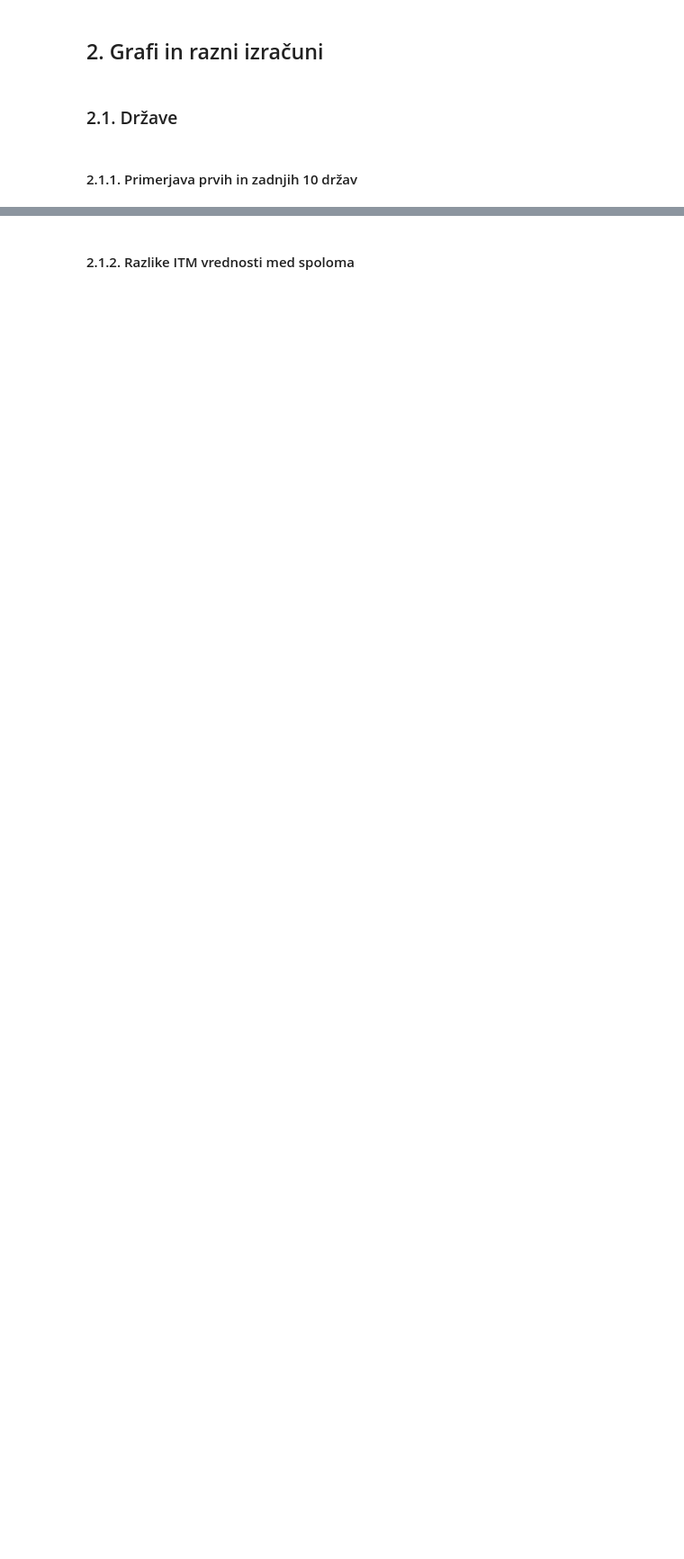
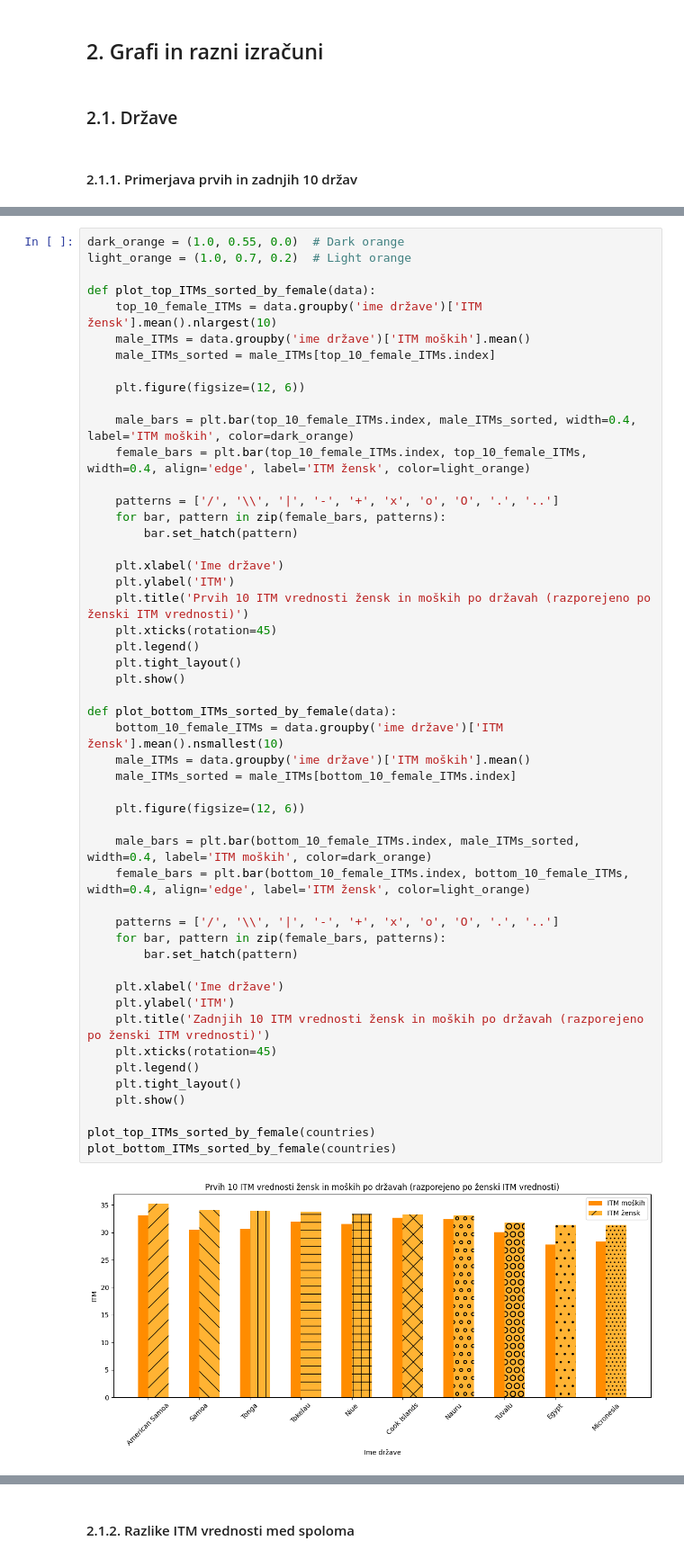
Before and after one commit to AmandaBabic/ProjektnaNaloga, a Jupyter notebook: AnaliziranjePodatkov_ITM.ipynb, the cells around one changed output, grey strips where cells are left out. Shown at 90% size. Saved outputs shown, nothing was run; the diff lists cells and outputs as text; blank space fills up the shorter version.

```diff
--- a/AnaliziranjePodatkov_ITM.ipynb
+++ b/AnaliziranjePodatkov_ITM.ipynb
@@ -432,0 +459,52 @@ plt.show()
+# %%
+dark_orange = (1.0, 0.55, 0.0)  # Dark orange
+light_orange = (1.0, 0.7, 0.2)  # Light orange
+
+def plot_top_ITMs_sorted_by_female(data):
+    top_10_female_ITMs = data.groupby('ime države')['ITM žensk'].mean().nlargest(10)
+    male_ITMs = data.groupby('ime države')['ITM moških'].mean()
+    male_ITMs_sorted = male_ITMs[top_10_female_ITMs.index]
+
+    plt.figure(figsize=(12, 6))
+
+    male_bars = plt.bar(top_10_female_ITMs.index, male_ITMs_sorted, width=0.4, label='ITM moških', color=dark_orange)
+    female_bars = plt.bar(top_10_female_ITMs.index, top_10_female_ITMs, width=0.4, align='edge', label='ITM žensk', color=light_orange)
+
+    patterns = ['/', '\\', '|', '-', '+', 'x', 'o', 'O', '.', '..']
+    for bar, pattern in zip(female_bars, patterns):
+        bar.set_hatch(pattern)
+
+    plt.xlabel('Ime države')
+    plt.ylabel('ITM')
+    plt.title('Prvih 10 ITM vrednosti žensk in moških po državah (razporejeno po ženski ITM vrednosti)')
+    plt.xticks(rotation=45)
+    plt.legend()
+    plt.tight_layout()
+    plt.show()
+
+def plot_bottom_ITMs_sorted_by_female(data):
+    bottom_10_female_ITMs = data.groupby('ime države')['ITM žensk'].mean().nsmallest(10)
+    male_ITMs = data.groupby('ime države')['ITM moških'].mean()
+    male_ITMs_sorted = male_ITMs[bottom_10_female_ITMs.index]
+
+    plt.figure(figsize=(12, 6))
+
+    male_bars = plt.bar(bottom_10_female_ITMs.index, male_ITMs_sorted, width=0.4, label='ITM moških', color=dark_orange)
+    female_bars = plt.bar(bottom_10_female_ITMs.index, bottom_10_female_ITMs, width=0.4, align='edge', label='ITM žensk', color=light_orange)
+
+    patterns = ['/', '\\', '|', '-', '+', 'x', 'o', 'O', '.', '..']
+    for bar, pattern in zip(female_bars, patterns):
+        bar.set_hatch(pattern)
+
+    plt.xlabel('Ime države')
+    plt.ylabel('ITM')
+    plt.title('Zadnjih 10 ITM vrednosti žensk in moških po državah (razporejeno po ženski ITM vrednosti)')
+    plt.xticks(rotation=45)
+    plt.legend()
+    plt.tight_layout()
+    plt.show()
+
+plot_top_ITMs_sorted_by_female(countries)
+plot_bottom_ITMs_sorted_by_female(countries)
+# %% [output]
+[figure, added]
```
Also changed, not shown: parts of 46 cells of this notebook, 5 other files.
